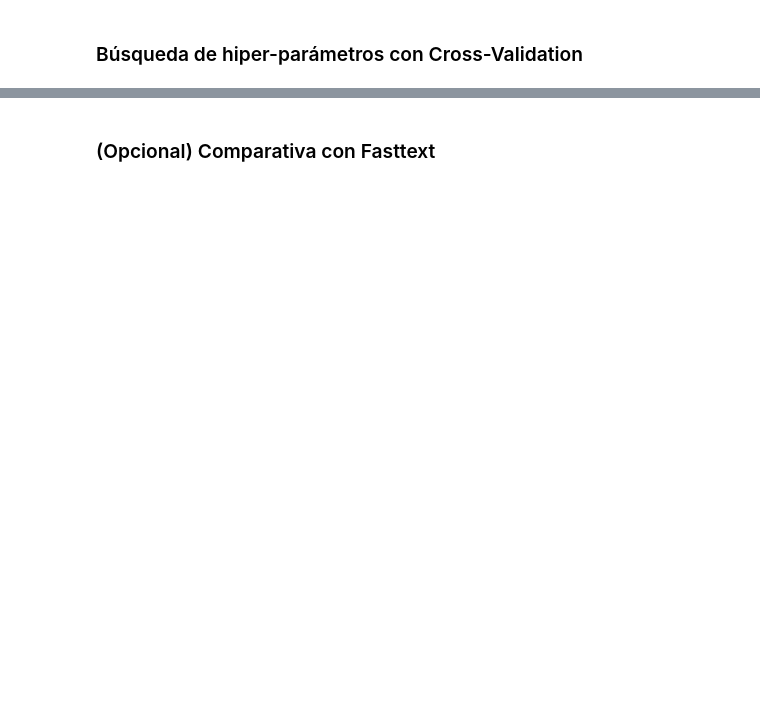
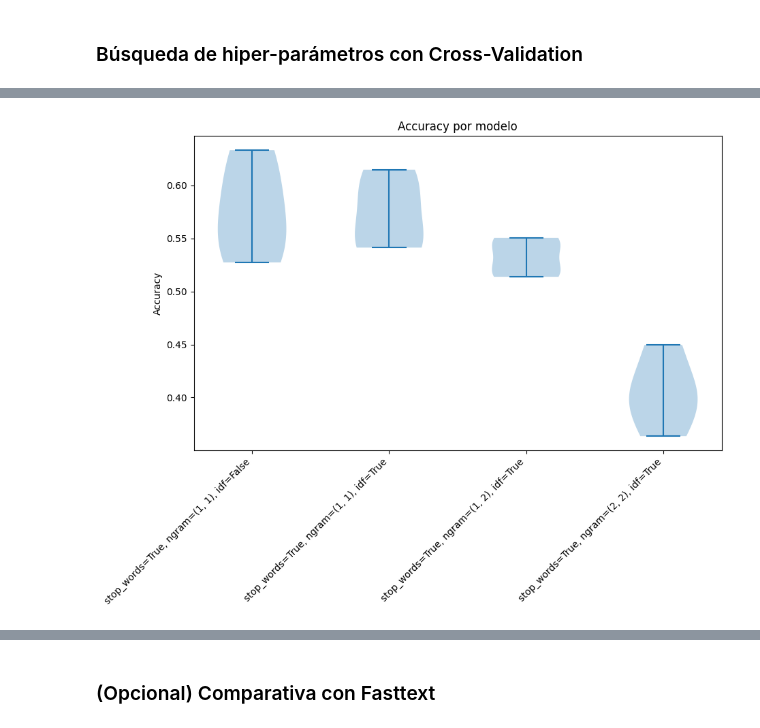
Before and after one commit to enzofali/intro-cd, a Jupyter notebook: Tarea_2/Tarea2_resolucion.ipynb, the cells around one changed output, grey strips where cells are left out. Saved outputs shown, nothing was run; the diff lists cells and outputs as text; code cells hidden in the pictures; blank space fills up the shorter version.

```diff
--- a/Tarea_2/Tarea2_resolucion.ipynb
+++ b/Tarea_2/Tarea2_resolucion.ipynb
@@ -545,20 +603,21 @@ get_accuracy(y_train, y_pred_train)
 # %%
 from sklearn.model_selection import StratifiedKFold
 
-# TODO: Agregar más variantes de parámetros que les parezcan relevantes
-param_sets = [{"stop_words": None, "ngram": (1,2), "idf": True},
-             {"stop_words": None, "ngram": (1,1), "idf": False}]
+param_sets = [{"stop_words": stopwords, "ngram": (1,1), "idf": False},
+              {"stop_words": stopwords, "ngram": (1,1), "idf": True},
+              {"stop_words": stopwords, "ngram": (1,2), "idf": True},
+              {"stop_words": stopwords, "ngram": (2,2), "idf": True},]
 
-skf = StratifiedKFold(n_splits=4, shuffle=True, random_state=42)
+n_splits = 4
+skf = StratifiedKFold(n_splits=n_splits, shuffle=True, random_state=42) # The answer to life, the universe, and everything
 
 # Ahora usaremos train/validation/test
-# Por lo tanto le renombramos train+validation = dev(elopment) dataset
 X_dev = X_train
 y_dev = y_train
 
-# # Para evitar errores
-# del X_train
-# del y_train
+results = {}
+accuracies = []
+count = 0
 
 for params in param_sets:
 
@@ -578,16 +637,19 @@ for params in param_sets:
         X_train_counts = count_vect.fit_transform(X_train_)
         X_train_tf = tf_idf.fit_transform(X_train_counts)
 
-        # TODO: Completar el código para entrenar y evaluar
-
         # Entrenamos con Train
-        # bayes_clf = ...
+        bayes_clf = MultinomialNB().fit(X_train_tf, y_train_)
 
         # Transformamos Validation
-        # X_val_counts = ...
-        # X_val_tfidf = ...
+        X_val_counts = count_vect.transform(X_val)
+        X_val_tfidf = tf_idf.transform(X_val_counts)
 
         # Predecimos y evaluamos en Validation
         y_pred_val = bayes_clf.predict(X_val_tfidf)
         acc = get_accuracy(y_val, y_pred_val)
+        accuracies.append(acc)
+        results[f'stop_words={stopwords!=[]}' + ', ' + 'ngram=' + f'{params["ngram"]}' + ', ' + 'idf=' + f'{params["idf"]}'] = accuracies
+        count += 1
+        if count % n_splits == 0:
+            accuracies = []
         print(f"{acc=:.4f} {params=}")
@@ -593,0 +692,11 @@ for params in param_sets:
+# %%
+# Violin plot of accuracy for each model
+fig, ax = plt.subplots(figsize=(10, 6))
+ax.violinplot(results.values())
+ax.set_xticks(np.arange(1, len(results.keys()) + 1))
+ax.set_xticklabels(results.keys(), rotation=45, ha='right')
+ax.set_ylabel('Accuracy')
+ax.set_title('Accuracy por modelo')
+plt.show()
+# %% [output]
+[figure, added]
```
Also changed, not shown: parts of 20 cells of this notebook.
